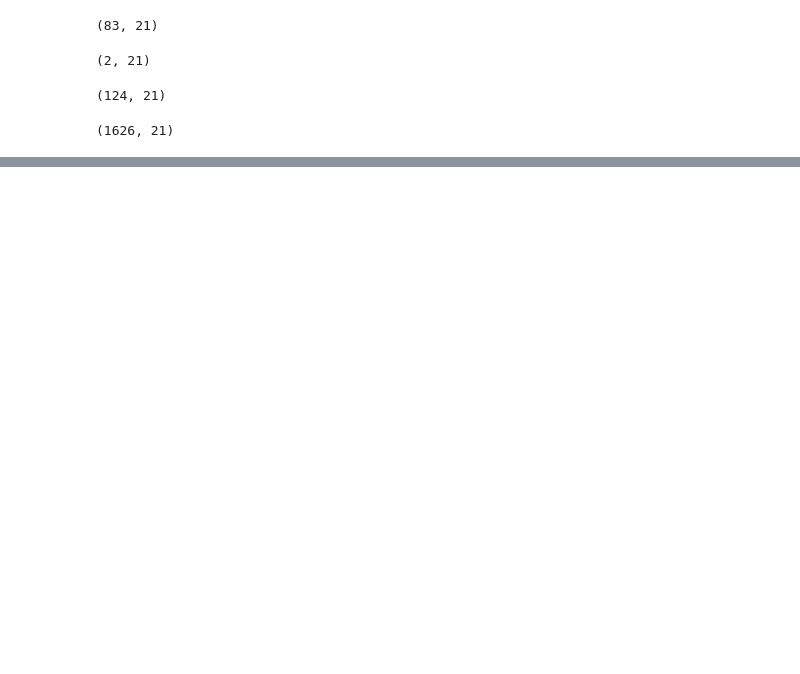
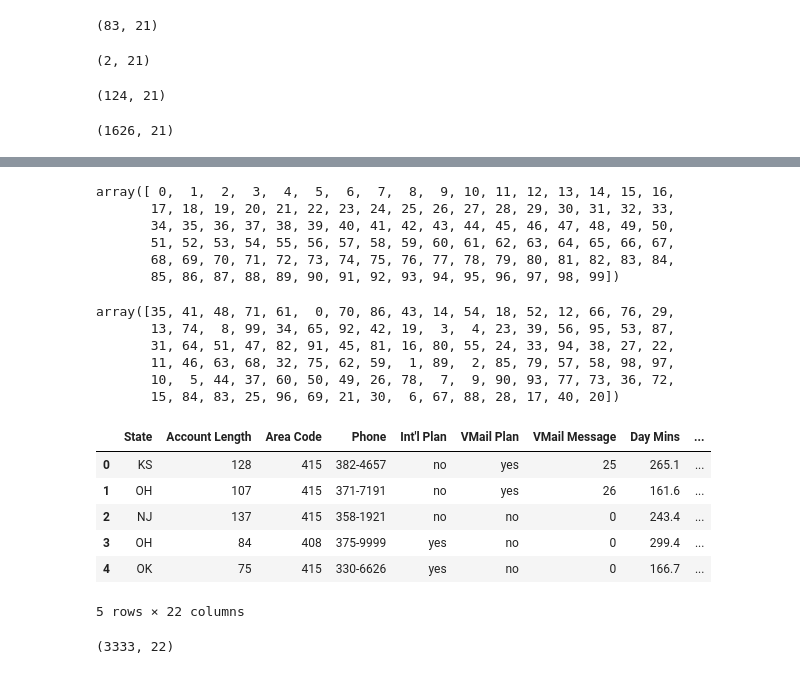
Before and after one commit to davidcamunas/python-ml-course, a Jupyter notebook: my_notebooks/T2/T2 - 1 - Data Cleaning - Data Wrangling.ipynb, the cells around one changed output, grey strips where cells are left out. Saved outputs shown, nothing was run; the diff lists cells and outputs as text; code cells hidden in the pictures; blank space fills up the shorter version.

```diff
--- a/my_notebooks/T2/T2 - 1 - Data Cleaning - Data Wrangling.ipynb
+++ b/my_notebooks/T2/T2 - 1 - Data Cleaning - Data Wrangling.ipynb
@@ -193,0 +263,3 @@ data5.shape
+# %%
+data["Total Mins"] = data["Day Mins"] + data["Night Mins"] + data["Eve Mins"]
+data.shape
@@ -193,0 +322,35 @@ data5.shape
+# %%
+a = np.arange(100)
+a
+# %% [output]
+array([ 0,  1,  2,  3,  4,  5,  6,  7,  8,  9, 10, 11, 12, 13, 14, 15, 16,
+       17, 18, 19, 20, 21, 22, 23, 24, 25, 26, 27, 28, 29, 30, 31, 32, 33,
+       34, 35, 36, 37, 38, 39, 40, 41, 42, 43, 44, 45, 46, 47, 48, 49, 50,
+       51, 52, 53, 54, 55, 56, 57, 58, 59, 60, 61, 62, 63, 64, 65, 66, 67,
+       68, 69, 70, 71, 72, 73, 74, 75, 76, 77, 78, 79, 80, 81, 82, 83, 84,
+       85, 86, 87, 88, 89, 90, 91, 92, 93, 94, 95, 96, 97, 98, 99])
+# %%
+## Desorden aleatorio de la lista dada
+np.random.shuffle(a)
+a
+# %% [output]
+array([35, 41, 48, 71, 61,  0, 70, 86, 43, 14, 54, 18, 52, 12, 66, 76, 29,
+       13, 74,  8, 99, 34, 65, 92, 42, 19,  3,  4, 23, 39, 56, 95, 53, 87,
+       31, 64, 51, 47, 82, 91, 45, 81, 16, 80, 55, 24, 33, 94, 38, 27, 22,
+       11, 46, 63, 68, 32, 75, 62, 59,  1, 89,  2, 85, 79, 57, 58, 98, 97,
+       10,  5, 44, 37, 60, 50, 49, 26, 78,  7,  9, 90, 93, 77, 73, 36, 72,
+       15, 84, 83, 25, 96, 69, 21, 30,  6, 67, 88, 28, 17, 40, 20])
+# %%
+data.head()
+# %% [output]
+|  | State | Account Length | Area Code | Phone | Int'l Plan | VMail Plan | VMail Message | Day Mins | ... |
+| 0 | KS | 128 | 415 | 382-4657 | no | yes | 25 | 265.1 | ... |
+| 1 | OH | 107 | 415 | 371-7191 | no | yes | 26 | 161.6 | ... |
+| 2 | NJ | 137 | 415 | 358-1921 | no | no | 0 | 243.4 | ... |
+| 3 | OH | 84 | 408 | 375-9999 | yes | no | 0 | 299.4 | ... |
+| 4 | OK | 75 | 415 | 330-6626 | yes | no | 0 | 166.7 | ... |
+5 rows × 22 columns
+# %%
+data.shape
+# %% [output]
+(3333, 22)
```
Also changed, not shown: parts of 18 cells of this notebook.
